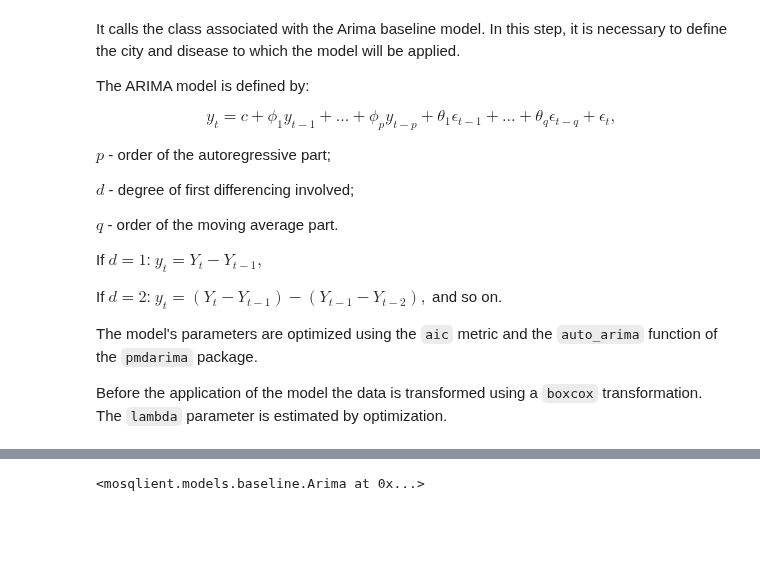
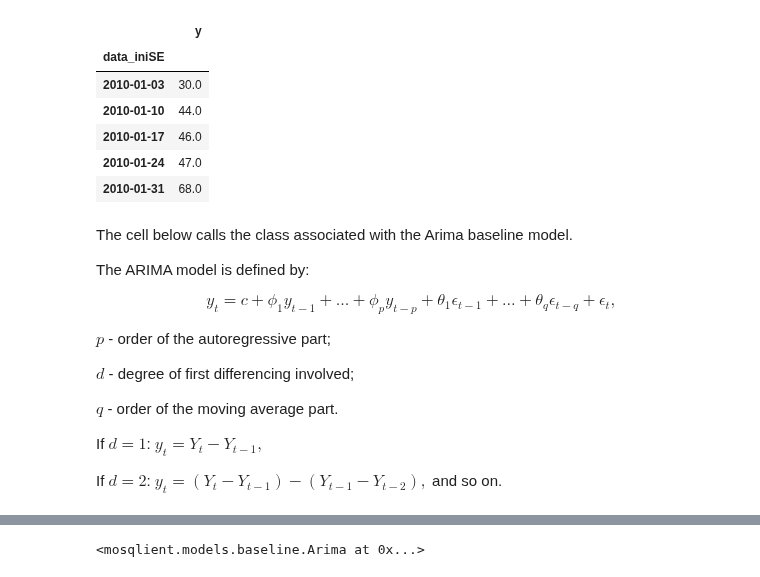
Before and after one commit to Mosqlimate-project/mosqlimate-client, a Jupyter notebook: examples/baseline_model.ipynb, the cells around one changed output, grey strips where cells are left out. Saved outputs shown, nothing was run; the diff lists cells and outputs as text; code cells hidden in the pictures; blank space fills up the shorter version.

```diff
--- a/examples/baseline_model.ipynb
+++ b/examples/baseline_model.ipynb
@@ -3,5 +23,37 @@ from mosqlient.models.baseline import Arima
+# %%
+disease = 'dengue'
+geocode = 3304557
+end_date = date.today().strftime('%Y-%m-%d')
+
+df = Infodengue.get(per_page =  100,
+                            disease =  disease,
+                            start = "2010-01-01",
+                            end = end_date,
+                            geocode = geocode)
+
+df.set_index('data_iniSE', inplace = True )
+
+df.index = pd.to_datetime(df.index)
+
+df = df.sort_index()
+
+df = df.asfreq('W')
+
+df = df[['casos']].rename(columns = {'casos':'y'})
+
+df = df.ffill()
+
+df.head()
+# %% [output]
+|  | y |
+| data_iniSE |  |
+| 2010-01-03 | 30.0 |
+| 2010-01-10 | 44.0 |
+| 2010-01-17 | 46.0 |
+| 2010-01-24 | 47.0 |
+| 2010-01-31 | 68.0 |
 # %% [markdown]
-It calls the class associated with the Arima baseline model. In this step, it is necessary to define the city and disease to which the model will be applied.
+The cell below calls the class associated with the Arima baseline model.
 
 The ARIMA model is defined by:
 
@@ -17,7 +69,3 @@ If $d=1$: $y_t = Y_t - Y_{t-1},$
 
 If $d=2$: $y_t = (Y_t - Y_{t-1}) - (Y_{t-1} - Y_{t-2}),$
 and so on.
-
-The model's parameters are optimized using the `aic` metric and the `auto_arima` function of the `pmdarima` package.
-
-Before the application of the model the data is transformed using a `boxcox` transformation. The `lambda` parameter is estimated by optimization.
```
Also changed, not shown: parts of 9 cells of this notebook, 1 other file.
